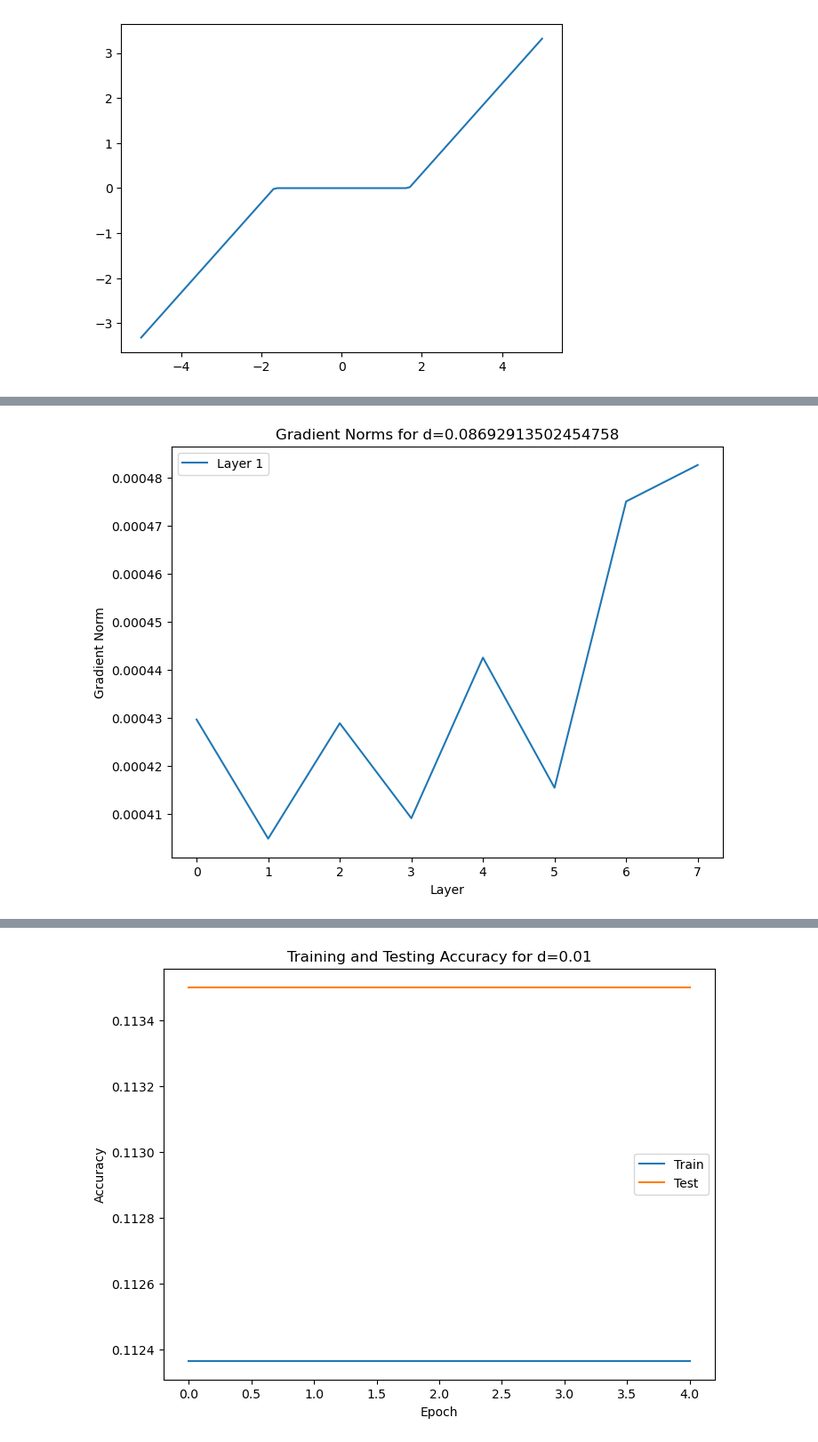
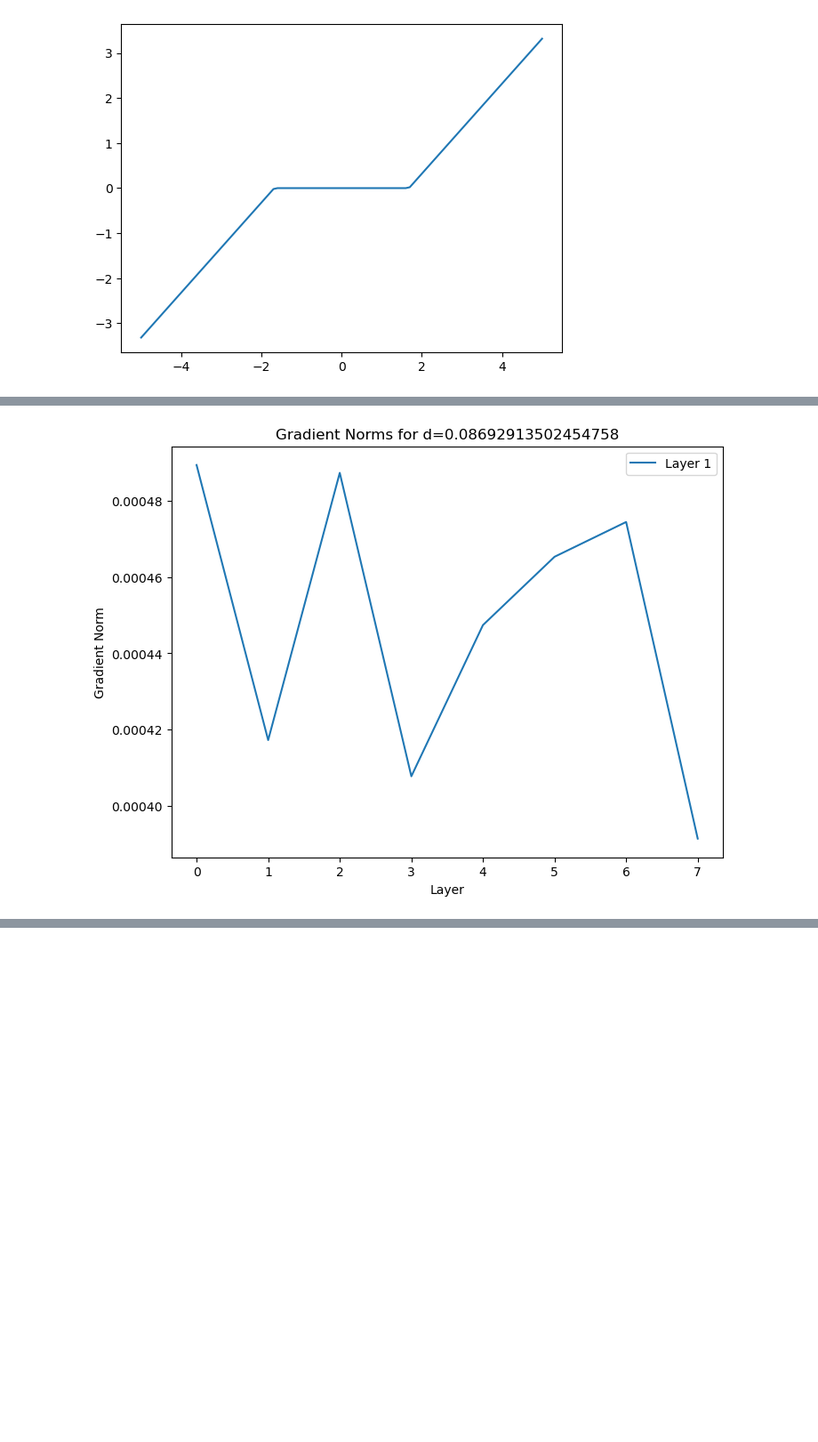
Before and after one commit to Pocket99/DeepLearning, a Jupyter notebook: assignment_1/comp691_ziruiqiu_ass1.ipynb, the cells around one changed output, grey strips where cells are left out. Shown: that part at 89% size. Cells and saved outputs as stored; diff of their text form; code cells hidden in the pictures; blank space fills up the shorter version.

```diff
--- a/assignment_1/comp691_ziruiqiu_ass1.ipynb
+++ b/assignment_1/comp691_ziruiqiu_ass1.ipynb
@@ -403,81 +403,4 @@ def compute_grad_norms(model, d):
 for d in [0.01, 0.1, 2.0, torch.sqrt(torch.tensor(6/(784+10)))]:
     model = MyModel(8)
     compute_grad_norms(model, d)
-
-# For each of the initialization settings train the model for 5 epochs on
-# MNIST, using the cross-entropy loss. You may use SGD with learning rate of 0.01
-# and minibatch sizes of 128. Record the training accuracy and testing accuracy after
-# each epoch and plot them versus epochs.
-def train_model(model, d, epochs):
-    # Initialize the model
-    model.init_weights(d)
-
-    # Load MNIST dataset
-    train_loader = torch.utils.data.DataLoader(
-        torchvision.datasets.MNIST('data', train=True, download=True,
-                                   transform=torchvision.transforms.Compose([
-                                       torchvision.transforms.ToTensor(),
-                                       torchvision.transforms.Normalize(
-                                           (0.1307,), (0.3081,))
-                                   ])), batch_size=128, shuffle=True)
-    test_loader = torch.utils.data.DataLoader(
-        torchvision.datasets.MNIST('data', train=False, download=True,
-                                   transform=torchvision.transforms.Compose([
-                                       torchvision.transforms.ToTensor(),
-                                       torchvision.transforms.Normalize(
-                                           (0.1307,), (0.3081,))
-                                   ])), batch_size=128, shuffle=True)
-
-    # Train the model
-    optimizer = torch.optim.SGD(model.parameters(), lr=0.01)
-    train_acc = []
-    test_acc = []
-    for epoch in range(epochs):
-        # Train
-        model.train()
-        for x, y in train_loader:
-
-            x = x.to(device)
-            y = y.to(device)
-            x.requires_grad_(True)
-            optimizer.zero_grad()
-            loss, _ = model.loss(x, y)
-            loss.backward()
-            optimizer.step()
-        # Test
-        model.eval()
-        correct = 0
-        for x, y in train_loader:
-            x = x.to(device)
-            y = y.to(device)
-            x.requires_grad_(True)
-            output, _ = model.forward(x)
-            pred = output.argmax(dim=1, keepdim=True)
-            correct += pred.eq(y.view_as(pred)).sum().item()
-        train_acc.append(correct / len(train_loader.dataset))
-        correct = 0
-        for x, y in test_loader:
-            x = x.to(device)
-            y = y.to(device)
-            x.requires_grad_(True)
-            output, _ = model.forward(x)
-            pred = output.argmax(dim=1, keepdim=True)
-            correct += pred.eq(y.view_as(pred)).sum().item()
-        test_acc.append(correct / len(test_loader.dataset))
-        print(f'Epoch {epoch+1}: Train Accuracy: {train_acc[-1]:.4f}, Test Accuracy: {test_acc[-1]:.4f}')
-
-    # Plot the training and testing accuracy
-    plt.figure(figsize=(8,6))
-    plt.plot(train_acc, label='Train')
-    plt.plot(test_acc, label='Test')
-    plt.title(f'Training and Testing Accuracy for d={d}')
-    plt.xlabel('Epoch')
-    plt.ylabel('Accuracy')
-    plt.legend()
-    plt.show()
-
-# Train the model for all four initializations and depth 8
-for d in [0.01, 0.1, 2.0, torch.sqrt(torch.tensor(6/(784+10)))]:
-    model = MyModel(8)
-    train_model(model, d, 5)
 # %% [output]
@@ -487 +410 @@ for d in [0.01, 0.1, 2.0, torch.sqrt(torch.tensor(6/(784+10)))]:
-[figure, old version]
+[figure, new version]
@@ -505 +410,0 @@ Epoch 5: Train Accuracy: 0.1124, Test Accuracy: 0.1135
-[figure, removed]
```
Also changed, not shown: parts of 2 cells of this notebook.
